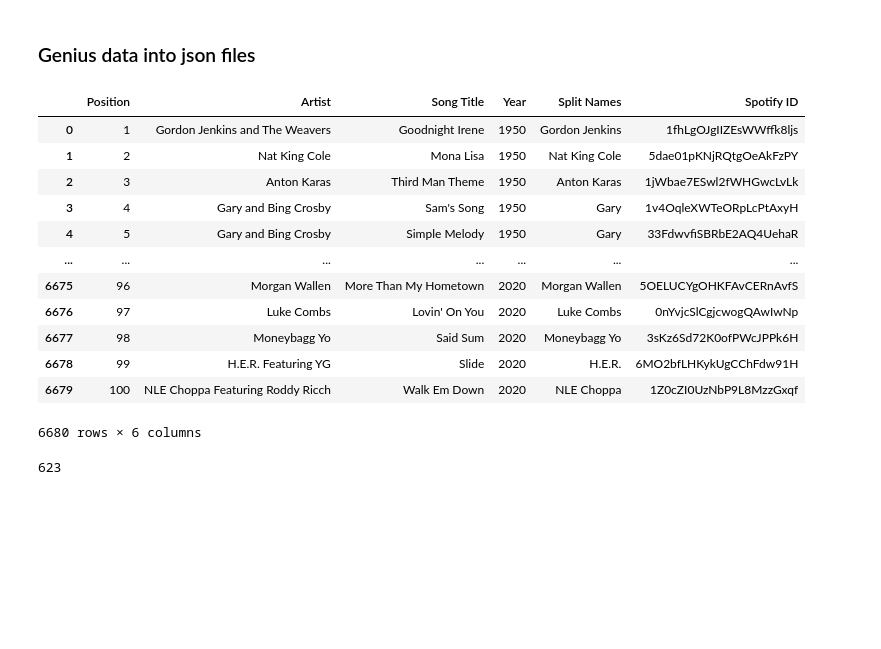
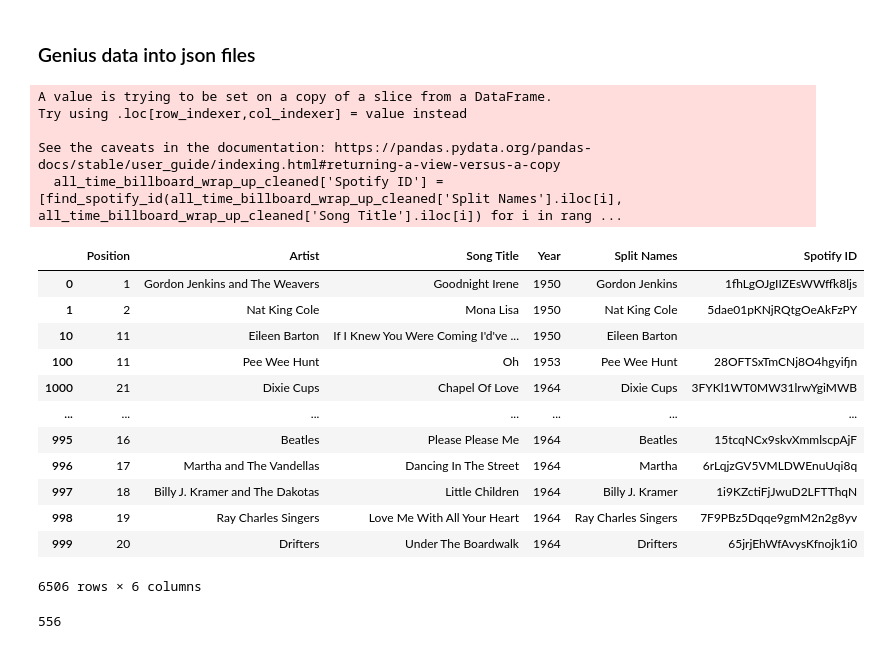
Before and after one commit to alsarna/lyrics_nlp, a Jupyter notebook: data_preprocessing.ipynb, the cells around one changed output. Drawn from its saved outputs; the diff is of its cells as text; code cells hidden in the pictures; blank space fills up the shorter version.

```diff
--- a/data_preprocessing.ipynb
+++ b/data_preprocessing.ipynb
@@ -183,40 +183,49 @@ err = [12, 23, 25, 53, 60, 74, 84, 100, 101, 103, 111, 116, 141, 160, 173, 190,
 json_delete = [str(j) + '.json' for j in err]
 # Deteling json files that are in json_delete list and bigger than 5KB
 all_json_files = os.listdir(jsons_path)
-#for x in all_json_files:
-#    filepath = jsons_path + r'\\' + str(x)
-#    json_size = os.path.getsize(filepath)
-#    if (json_size > 5000) or (x in err): #error_list
-#        os.remove(x)
+for x in all_json_files:
+    filepath = jsons_path + str(x)
+    json_size = os.path.getsize(filepath)
+    if (json_size > 5 * 1024) or (x in err): #error_list
+        os.remove(filepath)
+# Selecting all_billboard_wrap_up data corresponding with actual list of jsons
+all_time_billboard_wrap_up_cleaned = all_time_billboard_wrap_up.iloc[[int(x[:-5]) for x in os.listdir(jsons_path)]]
+
+# need correct order
 # %%
 # pd.set_option("display.max_rows", None, "display.max_columns", None)
 # Function that enables to find Spotify ID
 def find_spotify_id(artist, track):
     try:
         track_id = sp.search(q='artist:' + artist + ' track:' + track, type='track')
         return track_id['tracks']['items'][0]['id']
     except IndexError:
         return ''
-all_time_billboard_wrap_up['Spotify ID'] = [find_spotify_id(all_time_billboard_wrap_up['Split Names'].iloc[i], all_time_billboard_wrap_up['Song Title'].iloc[i]) for i in range(len(all_time_billboard_wrap_up))]
-display(all_time_billboard_wrap_up)
+all_time_billboard_wrap_up_cleaned['Spotify ID'] = [find_spotify_id(all_time_billboard_wrap_up_cleaned['Split Names'].iloc[i], all_time_billboard_wrap_up_cleaned['Song Title'].iloc[i]) for i in range(len(all_time_billboard_wrap_up_cleaned))]
+display(all_time_billboard_wrap_up_cleaned)
 # %% [output]
+A value is trying to be set on a copy of a slice from a DataFrame.
+Try using .loc[row_indexer,col_indexer] = value instead
+
+See the caveats in the documentation: https://pandas.pydata.org/pandas-docs/stable/user_guide/indexing.html#returning-a-view-versus-a-copy
+  all_time_billboard_wrap_up_cleaned['Spotify ID'] = [find_spotify_id(all_time_billboard_wrap_up_cleaned['Split Names'].iloc[i], all_time_billboard_wrap_up_cleaned['Song Title'].iloc[i]) for i in rang ...
 |  | Position | Artist | Song Title | Year | Split Names | Spotify ID |
 | 0 | 1 | Gordon Jenkins and The Weavers | Goodnight Irene | 1950 | Gordon Jenkins | 1fhLgOJgIIZEsWWffk8ljs |
 | 1 | 2 | Nat King Cole | Mona Lisa | 1950 | Nat King Cole | 5dae01pKNjRQtgOeAkFzPY |
-| 2 | 3 | Anton Karas | Third Man Theme | 1950 | Anton Karas | 1jWbae7ESwl2fWHGwcLvLk |
-| 3 | 4 | Gary and Bing Crosby | Sam's Song | 1950 | Gary | 1v4OqleXWTeORpLcPtAxyH |
-| 4 | 5 | Gary and Bing Crosby | Simple Melody | 1950 | Gary | 33FdwvfiSBRbE2AQ4UehaR |
+| 10 | 11 | Eileen Barton | If I Knew You Were Coming I'd've ... | 1950 | Eileen Barton |  |
+| 100 | 11 | Pee Wee Hunt | Oh | 1953 | Pee Wee Hunt | 28OFTSxTmCNj8O4hgyifjn |
+| 1000 | 21 | Dixie Cups | Chapel Of Love | 1964 | Dixie Cups | 3FYKl1WT0MW31lrwYgiMWB |
 | ... | ... | ... | ... | ... | ... | ... |
-| 6675 | 96 | Morgan Wallen | More Than My Hometown | 2020 | Morgan Wallen | 5OELUCYgOHKFAvCERnAvfS |
-| 6676 | 97 | Luke Combs | Lovin' On You | 2020 | Luke Combs | 0nYvjcSlCgjcwogQAwIwNp |
-| 6677 | 98 | Moneybagg Yo | Said Sum | 2020 | Moneybagg Yo | 3sKz6Sd72K0ofPWcJPPk6H |
-| 6678 | 99 | H.E.R. Featuring YG | Slide | 2020 | H.E.R. | 6MO2bfLHKykUgCChFdw91H |
-| 6679 | 100 | NLE Choppa Featuring Roddy Ricch | Walk Em Down | 2020 | NLE Choppa | 1Z0cZI0UzNbP9L8MzzGxqf |
+| 995 | 16 | Beatles | Please Please Me | 1964 | Beatles | 15tcqNCx9skvXmmlscpAjF |
+| 996 | 17 | Martha and The Vandellas | Dancing In The Street | 1964 | Martha | 6rLqjzGV5VMLDWEnuUqi8q |
+| 997 | 18 | Billy J. Kramer and The Dakotas | Little Children | 1964 | Billy J. Kramer | 1i9KZctiFjJwuD2LFTThqN |
+| 998 | 19 | Ray Charles Singers | Love Me With All Your Heart | 1964 | Ray Charles Singers | 7F9PBz5Dqqe9gmM2n2g8yv |
+| 999 | 20 | Drifters | Under The Boardwalk | 1964 | Drifters | 65jrjEhWfAvysKfnojk1i0 |
-6680 rows × 6 columns
+6506 rows × 6 columns
 # %%
 # pd.set_option("display.max_rows", None, "display.max_columns", None)
-sum(all_time_billboard_wrap_up['Spotify ID'] == '')
+sum(all_time_billboard_wrap_up_cleaned['Spotify ID'] == '')
 # %% [output]
-623
+556
 # %%
 # Check artist and song name for n Spotify IDs
```
Also changed, not shown: parts of 3 cells of this notebook.
